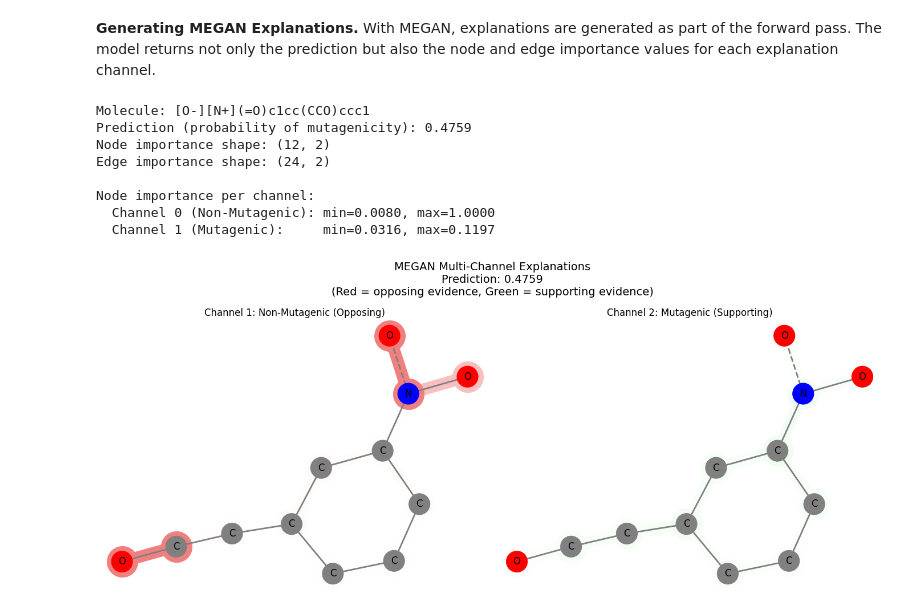
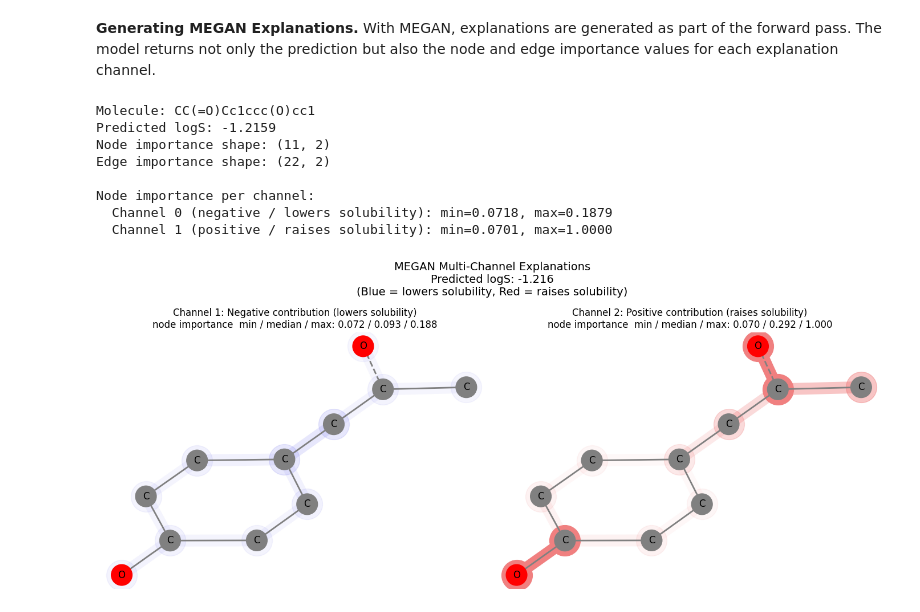
Before and after one commit to SPP2363/06_xAI_in_chemistry, a Jupyter notebook: 02_structure_attribution_methods.ipynb, the cells around one changed output. Drawn from its saved outputs; the diff is of its cells as text; code cells hidden in the pictures.

```diff
--- a/02_structure_attribution_methods.ipynb
+++ b/02_structure_attribution_methods.ipynb
@@ -889,12 +928,13 @@ example_data: Data = data_list_train[0]
 num_node_features: int = example_data.x.shape[1]
 num_edge_features: int = example_data.edge_attr.shape[1]
 
-model = SimpleClassifier(
+model = SimpleRegressor(
     input_dim=num_node_features,
     edge_dim=num_edge_features,
     hidden_units=128,
     dense_units=[128, 64, 32],
-    output_dim=2,  # 2 classes for binary classification with log_softmax
+    output_dim=1,  # single continuous output for regression
+    learning_rate=5e-4,
 )
 
 print('GNN Model')
@@ -2068,10 +2041,11 @@ plt.show()
 
 from torch_geometric.data import Batch
 
-SMILES = '[O-][N+](=O)c1cc(CCO)ccc1'
+SMILES = 'CC(=O)Cc1ccc(O)cc1'
 
-# Convert the molecule to MEGAN format
-megan_data = megan_data_from_smiles(SMILES, target=1)
+# Convert the molecule to MEGAN format. The target value is not used during the
+# forward pass / explanation, so any placeholder works here.
+megan_data = megan_data_from_smiles(SMILES, target=0.0)
 
 # IMPORTANT: MEGAN requires the `batch` attribute to be set, which indicates which graph
 # each node belongs to. When passing a single Data object directly (without using DataLoader),
@@ -2085,26 +2059,26 @@ with torch.no_grad():
     megan_output = megan_model.forward(megan_batch)
 
 # Extract the results
-prediction = torch.sigmoid(megan_output['graph_output']).item()
+prediction = megan_output['graph_output'].view(-1)[0].item()
 node_importance = megan_output['node_importance'].numpy()  # Shape: (num_nodes, num_channels)
 edge_importance = megan_output['edge_importance'].numpy()  # Shape: (num_edges, num_channels)
 
 print(f'Molecule: {SMILES}')
-print(f'Prediction (probability of mutagenicity): {prediction:.4f}')
+print(f'Predicted logS: {prediction:.4f}')
 print(f'Node importance shape: {node_importance.shape}')
 print(f'Edge importance shape: {edge_importance.shape}')
 print(f'\nNode importance per channel:')
-print(f'  Channel 0 (Non-Mutagenic): min={node_importance[:, 0].min():.4f}, max={node_importance[:, 0].max():.4f}')
-print(f'  Channel 1 (Mutagenic):     min={node_importance[:, 1].min():.4f}, max={node_importance[:, 1].max():.4f}')
+print(f'  Channel 0 (negative / lowers solubility): min={node_importance[:, 0].min():.4f}, max={node_importance[:, 0].max():.4f}')
+print(f'  Channel 1 (positive / raises solubility): min={node_importance[:, 1].min():.4f}, max={node_importance[:, 1].max():.4f}')
 # %% [output]
-Molecule: [O-][N+](=O)c1cc(CCO)ccc1
-Prediction (probability of mutagenicity): 0.4759
-Node importance shape: (12, 2)
-Edge importance shape: (24, 2)
+Molecule: CC(=O)Cc1ccc(O)cc1
+Predicted logS: -1.2159
+Node importance shape: (11, 2)
+Edge importance shape: (22, 2)
 
 Node importance per channel:
-  Channel 0 (Non-Mutagenic): min=0.0080, max=1.0000
-  Channel 1 (Mutagenic):     min=0.0316, max=0.1197
+  Channel 0 (negative / lowers solubility): min=0.0718, max=0.1879
+  Channel 1 (positive / raises solubility): min=0.0701, max=1.0000
 # %%
 # --- Helper functions for MEGAN explanations ---
 
@@ -2174,8 +2148,8 @@ def draw_explanation_megan(
 
     This function calls the base `draw_explanation` function twice - once for each
     channel - using different colors to distinguish the two explanation types:
-    - Channel 1 (Non-Mutagenic): shown in red (lightcoral)
-    - Channel 2 (Mutagenic): shown in green (lightgreen)
+    - Channel 1 (negative contribution / lowers solubility): shown in blue (#8080F0)
+    - Channel 2 (positive contribution / raises solubility): shown in red (lightcoral)
 
     The graph should have explanation attributes attached via `graph_add_megan_explanation`
     before calling this function.
@@ -2185,70 +2159,78 @@ def draw_explanation_megan(
     :param pos: Dictionary of node positions.
     :param ax: The matplotlib axes to draw on.
     """
-    # Draw Channel 1 (Non-Mutagenic) in red
+    # Draw Channel 1 (negative contribution) in blue
     draw_explanation(
         graph, pos, ax,
         node_key="node_explanation_1",
         edge_key="edge_explanation_1",
-        positive_color="lightcoral"
+        positive_color="#8080F0"
     )
 
-    # Draw Channel 2 (Mutagenic) in green
+    # Draw Channel 2 (positive contribution) in red
     draw_explanation(
         graph, pos, ax,
         node_key="node_explanation_2",
         edge_key="edge_explanation_2",
-        positive_color="lightgreen"
+        positive_color="lightcoral"
     )
 
 
 # --- Visualizing MEGAN multi-channel explanations ---
 # MEGAN provides separate explanations for each channel. We'll visualize both channels
-# side by side to show how different parts of the molecule contribute to different aspects
-# of the prediction.
+# side by side to show how different parts of the molecule push the predicted solubility
+# down (negative channel) or up (positive channel).
 
 # Create a fresh networkx graph for visualization
 megan_graph = graph_from_smiles(SMILES)
 
 # Attach MEGAN explanations to the graph using the helper function
 graph_add_megan_explanation(
     megan_graph,
     node_importance,
     edge_importance,
     megan_batch.edge_index.numpy()
 )
 
-# Create side-by-side visualization of both channels
-# For binary classification, the channels correspond to the two classes:
-# Channel 1 = Non-Mutagenic (class 0) -> Red (opposing evidence)
-# Channel 2 = Mutagenic (class 1) -> Green (supporting evidence)
+# Create side-by-side visualization of both channels. For regression the two channels
+# separate the contributions relative to the average solubility:
+# Channel 1 = negative contribution -> Blue (pushes solubility below average)
+# Channel 2 = positive contribution -> Red (pushes solubility above average)
 fig, axes = plt.subplots(1, 2, figsize=(14, 6))
 
-# Channel 1: Non-Mutagenic
+# Channel 1: negative contribution
 pos = draw_graph(megan_graph, axes[0])
 draw_explanation(
     megan_graph, pos, axes[0],
     node_key="node_explanation_1",
     edge_key="edge_explanation_1",
-    positive_color="lightcoral"
+    positive_color="#8080F0"
 )
-axes[0].set_title('Channel 1: Non-Mutagenic (Opposing)')
+axes[0].set_title(
+    'Channel 1: Negative contribution (lowers solubility)\n'
+    f'node importance  min / median / max: '
+    f'{node_importance[:, 0].min():.3f} / {np.median(node_importance[:, 0]):.3f} / {node_importance[:, 0].max():.3f}'
+)
 axes[0].axis('off')
 
-# Channel 2: Mutagenic
+# Channel 2: positive contribution
 pos = draw_graph(megan_graph, axes[1])
 draw_explanation(
     megan_graph, pos, axes[1],
     node_key="node_explanation_2",
     edge_key="edge_explanation_2",
-    positive_color="lightgreen"
+    positive_color="lightcoral"
 )
-axes[1].set_title('Channel 2: Mutagenic (Supporting)')
+axes[1].set_title(
+    'Channel 2: Positive contribution (raises solubility)\n'
+    f'node importance  min / median / max: '
+    f'{node_importance[:, 1].min():.3f} / {np.median(node_importance[:, 1]):.3f} / {node_importance[:, 1].max():.3f}'
+)
 axes[1].axis('off')
 
-plt.suptitle(f'MEGAN Multi-Channel Explanations\nPrediction: {prediction:.4f}\n(Red = opposing evidence, Green = supporting evidence)', fontsize=14)
+plt.suptitle(f'MEGAN Multi-Channel Explanations\nPredicted logS: {prediction:.3f}\n(Blue = lowers solubility, Red = raises solubility)', fontsize=14)
 plt.tight_layout()
 plt.show()
 # %% [output]
-[figure, old version]
+[figure, new version]
 # %% [markdown]
```
Also changed, not shown: parts of 66 cells of this notebook, 11 other files.
